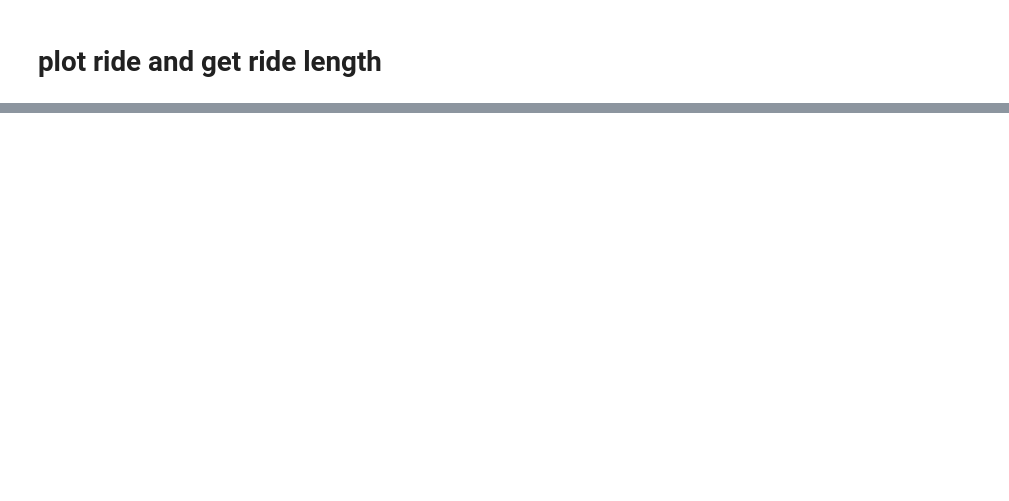
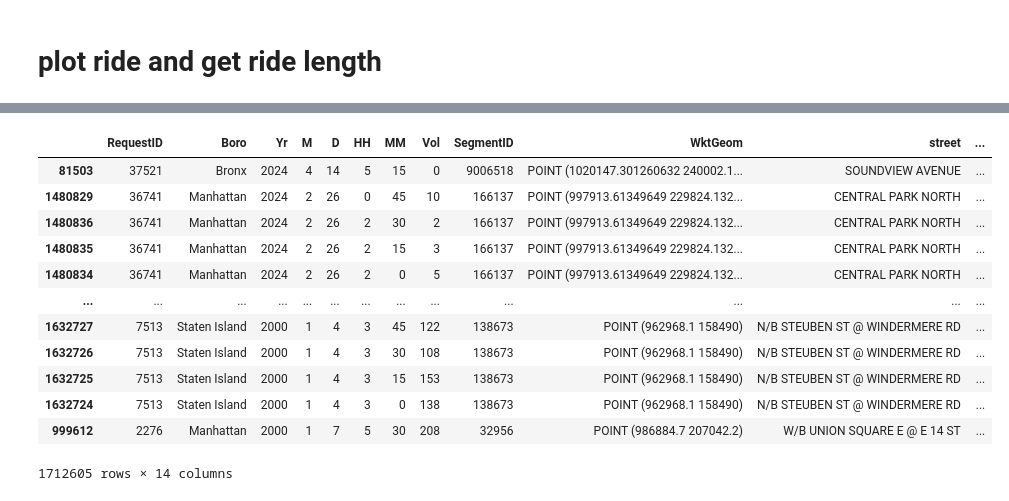
Before and after one commit to Ravikumarchavva/nyc-taxi-eta-expected-time-of-arrival, a Jupyter notebook: notebooks/starter/distance_calaculator_plotter.ipynb, the cells around one changed output, grey strips where cells are left out. Saved outputs shown, nothing was run; the diff lists cells and outputs as text; code cells hidden in the pictures; blank space fills up the shorter version.

```diff
--- a/notebooks/starter/distance_calaculator_plotter.ipynb
+++ b/notebooks/starter/distance_calaculator_plotter.ipynb
@@ -271,0 +165,16 @@ IFrame(src='nyc_multiple_rides_with_length.html', width=700, height=600)
+# %%
+traffic.sort_values(by="Yr", ascending=False)
+# %% [output]
+|  | RequestID | Boro | Yr | M | D | HH | MM | Vol | SegmentID | WktGeom | street | ... |
+| 81503 | 37521 | Bronx | 2024 | 4 | 14 | 5 | 15 | 0 | 9006518 | POINT (1020147.301260632 240002.1... | SOUNDVIEW AVENUE | ... |
+| 1480829 | 36741 | Manhattan | 2024 | 2 | 26 | 0 | 45 | 10 | 166137 | POINT (997913.61349649 229824.132... | CENTRAL PARK NORTH | ... |
+| 1480836 | 36741 | Manhattan | 2024 | 2 | 26 | 2 | 30 | 2 | 166137 | POINT (997913.61349649 229824.132... | CENTRAL PARK NORTH | ... |
+| 1480835 | 36741 | Manhattan | 2024 | 2 | 26 | 2 | 15 | 3 | 166137 | POINT (997913.61349649 229824.132... | CENTRAL PARK NORTH | ... |
+| 1480834 | 36741 | Manhattan | 2024 | 2 | 26 | 2 | 0 | 5 | 166137 | POINT (997913.61349649 229824.132... | CENTRAL PARK NORTH | ... |
+| ... | ... | ... | ... | ... | ... | ... | ... | ... | ... | ... | ... | ... |
+| 1632727 | 7513 | Staten Island | 2000 | 1 | 4 | 3 | 45 | 122 | 138673 | POINT (962968.1 158490) | N/B STEUBEN ST @ WINDERMERE RD | ... |
+| 1632726 | 7513 | Staten Island | 2000 | 1 | 4 | 3 | 30 | 108 | 138673 | POINT (962968.1 158490) | N/B STEUBEN ST @ WINDERMERE RD | ... |
+| 1632725 | 7513 | Staten Island | 2000 | 1 | 4 | 3 | 15 | 153 | 138673 | POINT (962968.1 158490) | N/B STEUBEN ST @ WINDERMERE RD | ... |
+| 1632724 | 7513 | Staten Island | 2000 | 1 | 4 | 3 | 0 | 138 | 138673 | POINT (962968.1 158490) | N/B STEUBEN ST @ WINDERMERE RD | ... |
+| 999612 | 2276 | Manhattan | 2000 | 1 | 7 | 5 | 30 | 208 | 32956 | POINT (986884.7 207042.2) | W/B UNION SQUARE E @ E 14 ST | ... |
+1712605 rows × 14 columns
```
Also changed, not shown: parts of 19 cells of this notebook, 6 other files.
